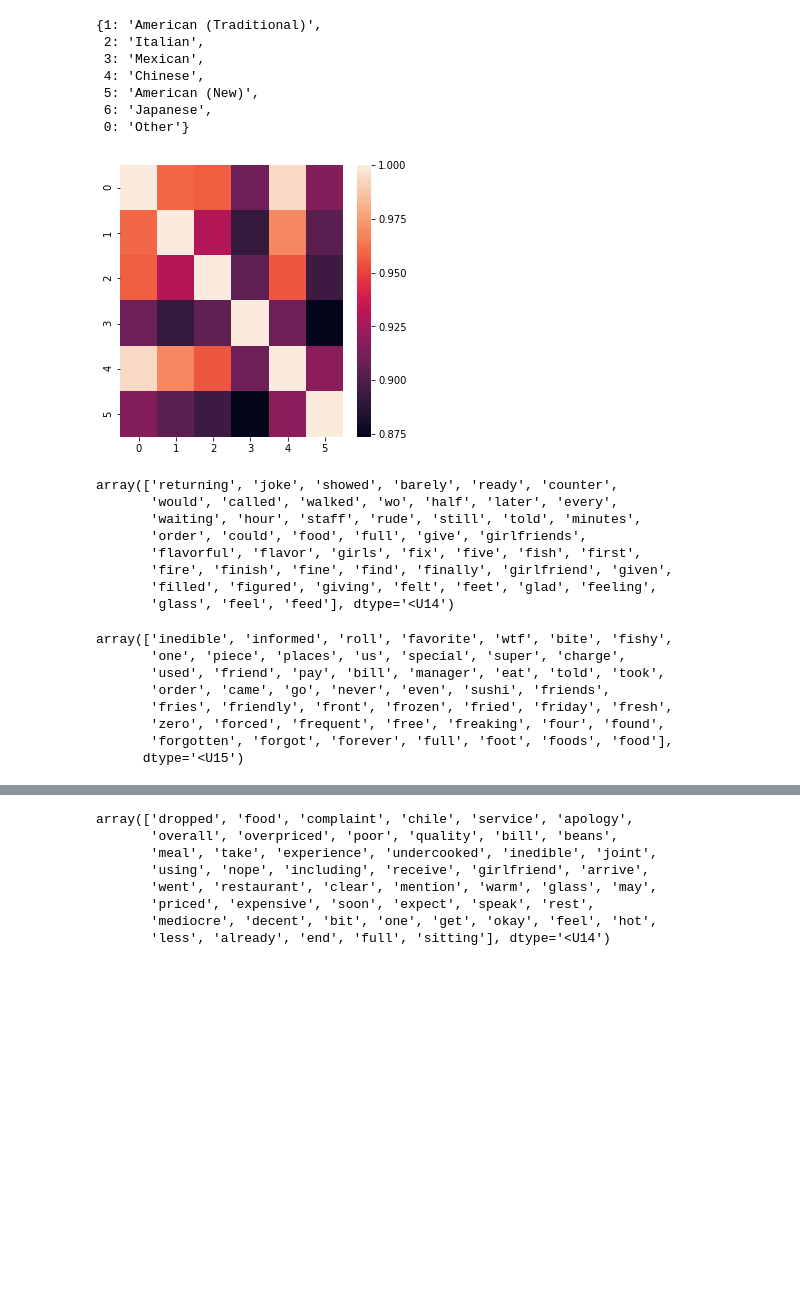
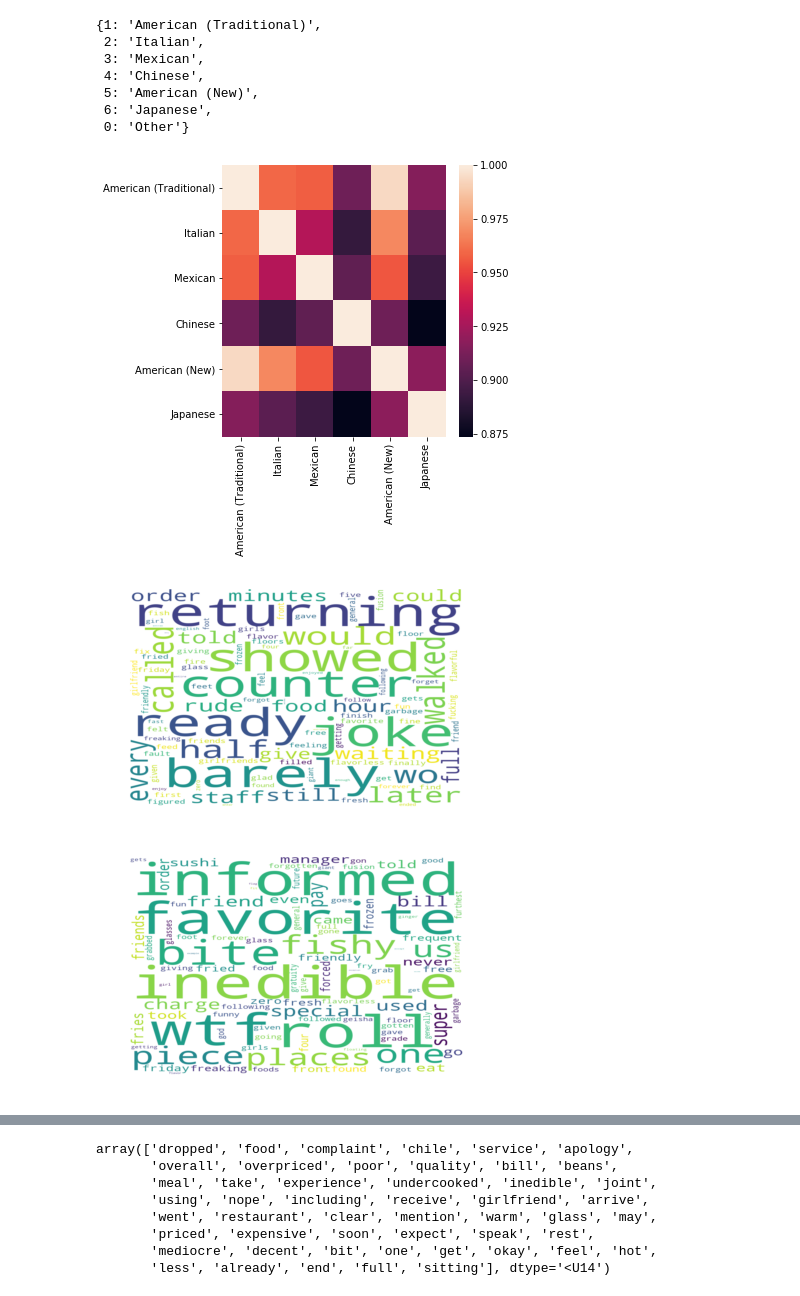
Before and after one commit to XC-Li/Yelp_review_sentiment_modeling, a Jupyter notebook: bag_of_words_model_v2.ipynb, the cells around one changed output, grey strips where cells are left out. Cells and saved outputs as stored; diff of their text form; code cells hidden in the pictures; blank space fills up the shorter version.

```diff
--- a/bag_of_words_model_v2.ipynb
+++ b/bag_of_words_model_v2.ipynb
@@ -596,11 +591,11 @@ array(['service', 'may', 'come', 'wave', 'refill', 'aimlessly', 'box',
 # %%
 tfidf = TfidfVectorizer().fit_transform(all_reviews.values.astype('U'))
 # %%
-def calculate_cosine_similarity(star):
+def calculate_cosine_similarity(star, typeAorB):
     documents = []
     for i in range(1, 7):
         s = ''
-        all_reviews = processed_df.loc[(processed_df['typeA'] == i) & (processed_df['star'] == star)].loc[:,'review']
+        all_reviews = processed_df.loc[(processed_df[typeAorB] == i) & (processed_df['star'] == star)].loc[:,'review']
         for r in all_reviews.values.astype('U'):
             s += r
         documents.append(s)
@@ -608,8 +603,12 @@ def calculate_cosine_similarity(star):
     pairwise_similarity = tfidf * tfidf.T
     pairwise_similarity = pairwise_similarity.toarray()
 
+    if typeAorB == 'typeA':
+        lab = ['American (Traditional)', 'Italian', 'Mexican', 'Chinese', 'American (New)', 'Japanese']
+    elif typeAorB == 'typeB':
+        lab = ['Nightlife', 'Fast Food', 'Breakfast & Brunch', 'Coffee & Tea', 'Cafes']
     plt.figure(figsize=(5,5))
-    sns.heatmap(pairwise_similarity)
+    sns.heatmap(pairwise_similarity, xticklabels=lab, yticklabels=lab)
     plt.show()
 
     return pairwise_similarity
@@ -624,32 +623,26 @@ idA
  6: 'Japanese',
  0: 'Other'}
 # %%
-cosine_sim_1star = calculate_cosine_similarity(1)
+cosine_sim_1star = calculate_cosine_similarity(1, 'typeA')
 # %% [output]
-[figure, old version]
+[figure, new version]
 # %%
 chinese_1star = processed_df.loc[(processed_df['typeA'] == 4) & (processed_df['star'] == 1)]
-top_tfidf(chinese_1star, 50)
+top_tfidf_list = top_tfidf(chinese_1star, 100)
+ranking_tfidf = sorted([i for i in range(1, 101)],reverse=True)
+top_tfidf_dict = dict(zip(top_tfidf_list, ranking_tfidf))
+
+word_cloud(top_tfidf_dict, file_name='top_tfidf_chinese_1star')
 # %% [output]
-array(['returning', 'joke', 'showed', 'barely', 'ready', 'counter',
-       'would', 'called', 'walked', 'wo', 'half', 'later', 'every',
-       'waiting', 'hour', 'staff', 'rude', 'still', 'told', 'minutes',
-       'order', 'could', 'food', 'full', 'give', 'girlfriends',
-       'flavorful', 'flavor', 'girls', 'fix', 'five', 'fish', 'first',
-       'fire', 'finish', 'fine', 'find', 'finally', 'girlfriend', 'given',
-       'filled', 'figured', 'giving', 'felt', 'feet', 'glad', 'feeling',
-       'glass', 'feel', 'feed'], dtype='<U14')
+[figure, added]
 # %%
 japanese_1star = processed_df.loc[(processed_df['typeA'] == 6) & (processed_df['star'] == 1)]
-top_tfidf(japanese_1star, 50)
+top_tfidf_list = top_tfidf(japanese_1star, 100)
+ranking_tfidf = sorted([i for i in range(1, 101)],reverse=True)
+top_tfidf_dict = dict(zip(top_tfidf_list, ranking_tfidf))
+
+word_cloud(top_tfidf_dict, file_name='top_tfidf_japanese_1star')
 # %% [output]
-array(['inedible', 'informed', 'roll', 'favorite', 'wtf', 'bite', 'fishy',
-       'one', 'piece', 'places', 'us', 'special', 'super', 'charge',
-       'used', 'friend', 'pay', 'bill', 'manager', 'eat', 'told', 'took',
-       'order', 'came', 'go', 'never', 'even', 'sushi', 'friends',
-       'fries', 'friendly', 'front', 'frozen', 'fried', 'friday', 'fresh',
-       'zero', 'forced', 'frequent', 'free', 'freaking', 'four', 'found',
-       'forgotten', 'forgot', 'forever', 'full', 'foot', 'foods', 'food'],
-      dtype='<U15')
+[figure, added]
 # %%
 americanOld_1star = processed_df.loc[(processed_df['typeA'] == 1) & (processed_df['star'] == 1)]
```
Also changed, not shown: parts of 28 cells of this notebook.
